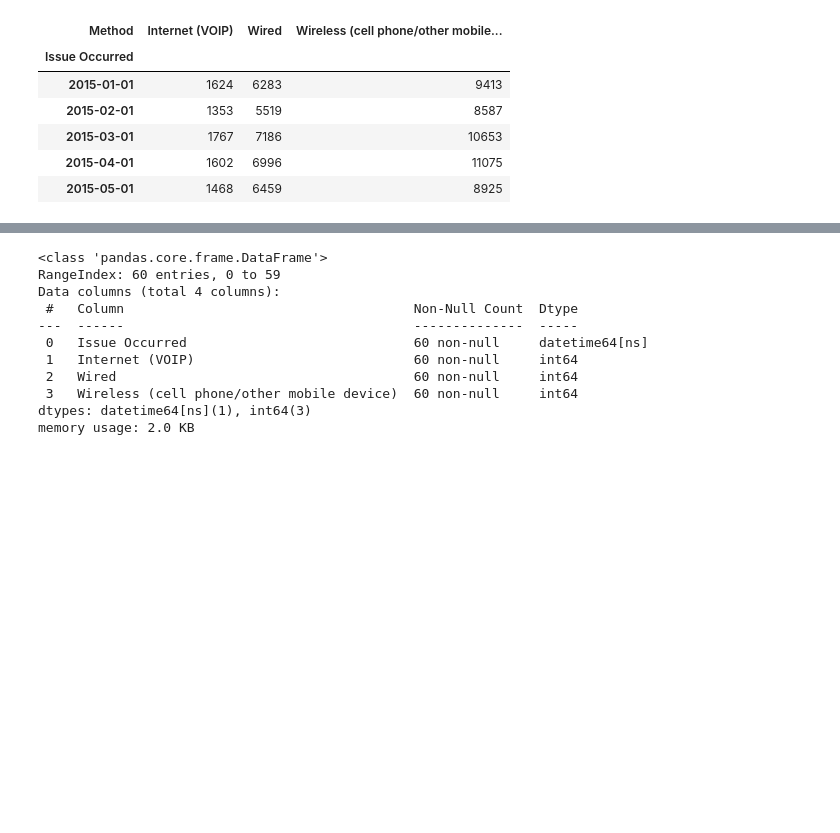
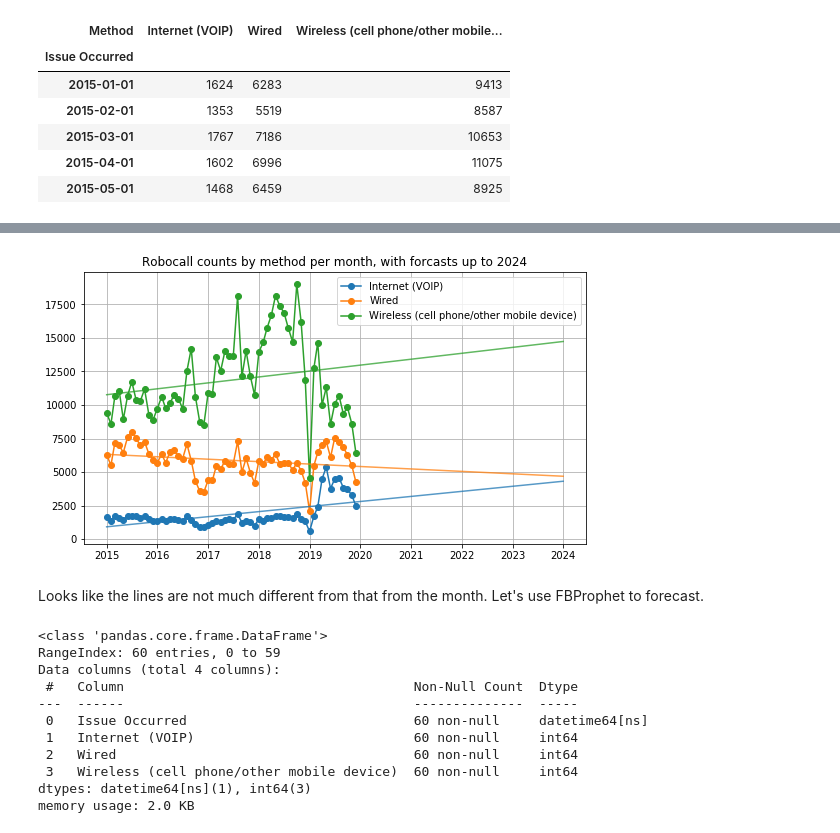
Before and after one commit to sangyeolbaek/SB, a Jupyter notebook: Capstone Project 1/machine_learning_capstone_1.ipynb, the cells around one changed output, grey strips where cells are left out. Saved outputs shown, nothing was run; the diff lists cells and outputs as text; code cells hidden in the pictures; blank space fills up the shorter version.

```diff
--- a/Capstone Project 1/machine_learning_capstone_1.ipynb
+++ b/Capstone Project 1/machine_learning_capstone_1.ipynb
@@ -194,3 +241,24 @@ month_df.head()
+# %%
+# make plots
+x_ticks_dt = x_ticks.astype('datetime64[ns]')
+plt.figure(figsize=(9,5))
+plt.grid(True)
+
+for col in month_df.columns:
+    plt.plot(month_df.index, month_df[col], marker='o')
+#month_df.plot(y=month_df.columns, grid=True, marker='o', xticks=x_ticks_dt, figsize=(9,5))
+plt.legend(month_df.columns)
+
+plt.gca().set_prop_cycle(None)
+
+#x_ticks_dt = x_ticks.astype('datetime64[ns]')
+plt.plot(x_ticks_dt, np.array(y_preds).T, alpha=0.75)
+plt.title('Robocall counts by method per month, with forcasts up to 2024')
+plt.show()
+# %% [output]
+[figure, added]
+# %% [markdown]
+Looks like the lines are not much different from that from the month. Let's use FBProphet to forecast.
 # %%
 month_df = month_df.reset_index()
 month_df.info()
```
Also changed, not shown: parts of 14 cells of this notebook.
